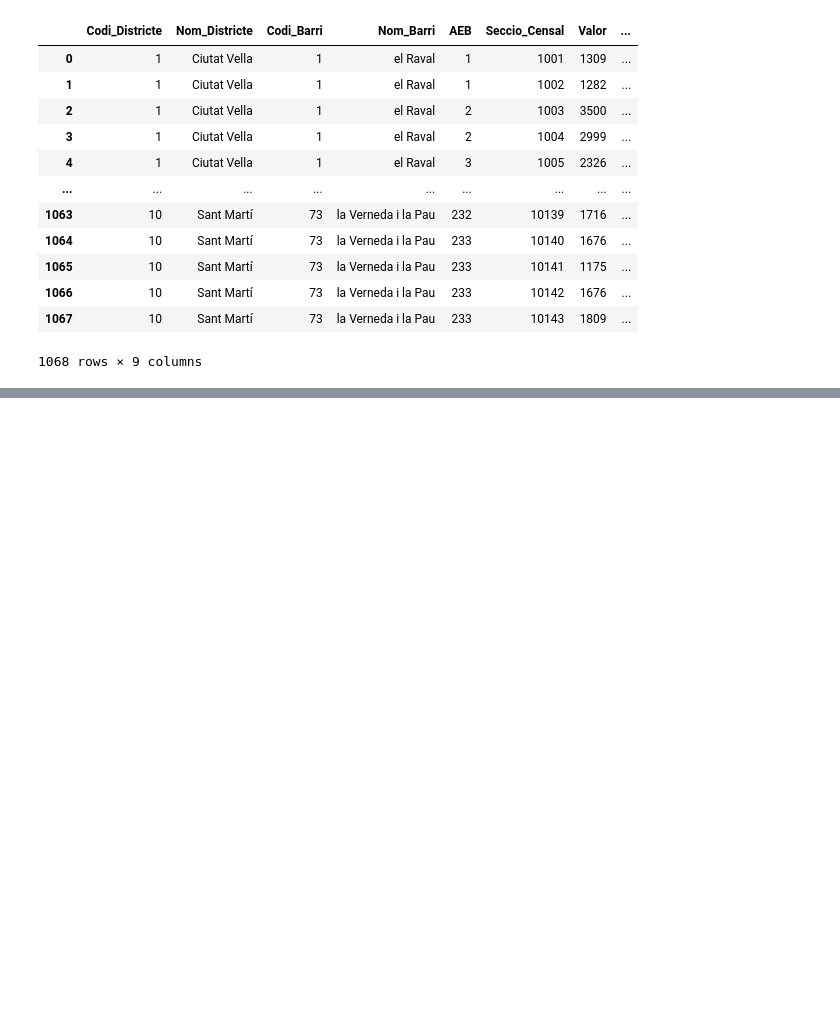
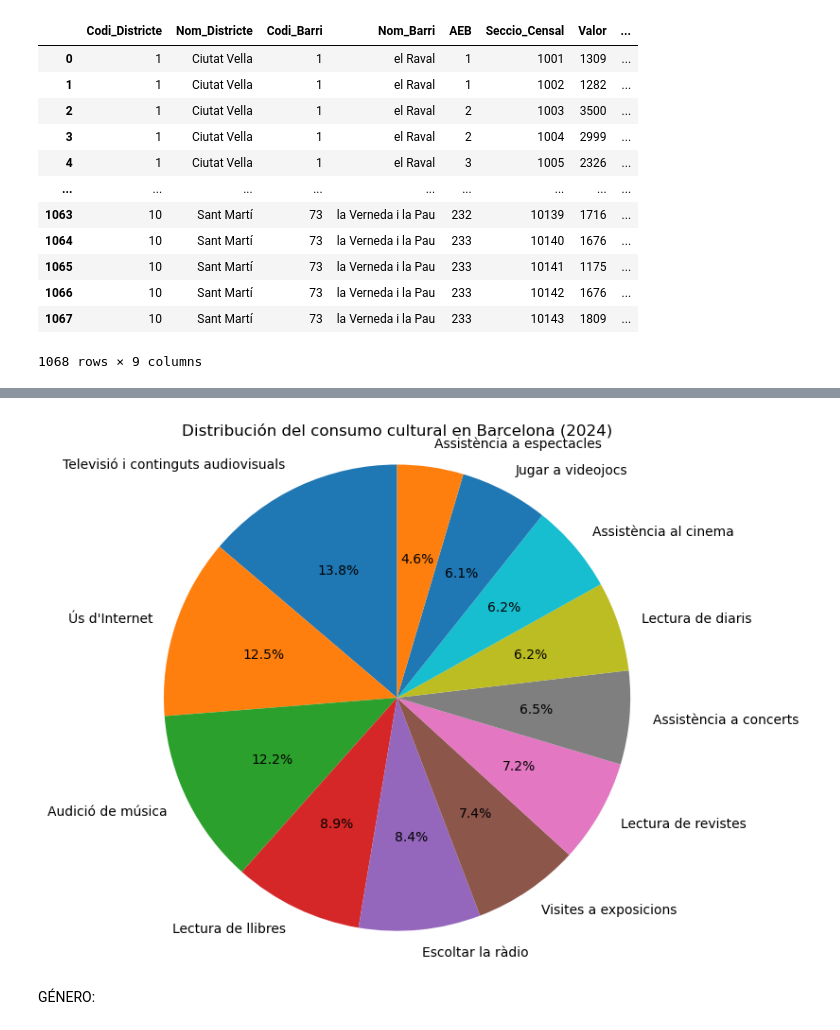
Before and after one commit to julio-bp/Cultura_Barcelona, a Jupyter notebook: proyecto3.ipynb, the cells around one changed output, grey strips where cells are left out. Cells and saved outputs as stored; diff of their text form; code cells hidden in the pictures; blank space fills up the shorter version.

```diff
--- a/proyecto3.ipynb
+++ b/proyecto3.ipynb
@@ -64,0 +763,15 @@ import funciones as fc #importamos el fichero
+# %%
+plt.figure(figsize=(7,7))
+plt.pie(
+    df_ranking_2024[2024],
+    labels=df_ranking_2024["Pràctiques culturals"],
+    autopct="%1.1f%%",
+    startangle=90
+)
+plt.title("Distribución del consumo cultural en Barcelona (2024)")
+plt.axis("equal")
+plt.show()
+# %% [output]
+[figure, added]
+# %% [markdown]
+GÉNERO:
```
Also changed, not shown: parts of 145 cells of this notebook, 1 other file.
